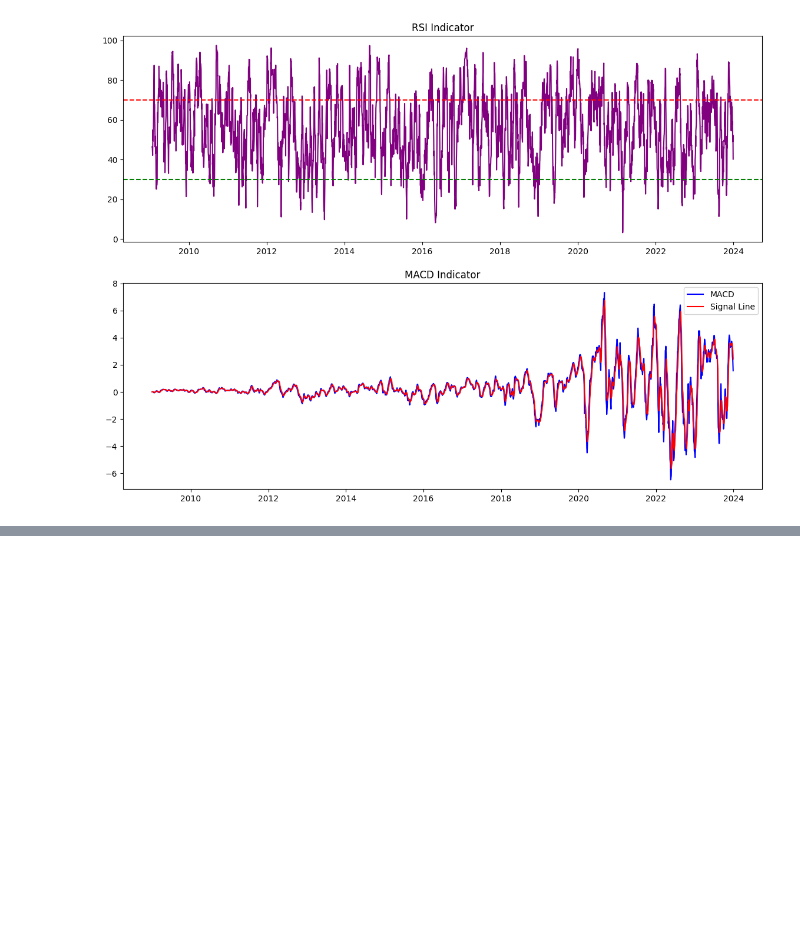
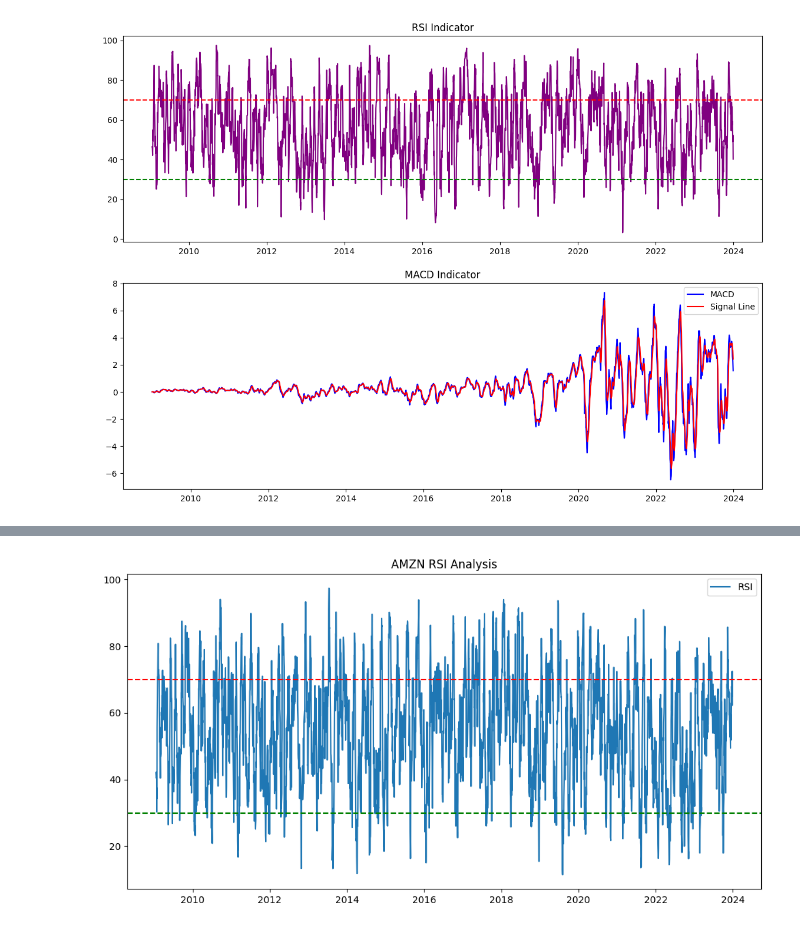
Before and after one commit to hawaebrahimhamid-png/news-sentiment-analysis, a Jupyter notebook: notebooks/task2_stock_analysis.ipynb, the cells around one changed output, grey strips where cells are left out. Saved outputs shown, nothing was run; the diff lists cells and outputs as text; code cells hidden in the pictures; blank space fills up the shorter version.

```diff
--- a/notebooks/task2_stock_analysis.ipynb
+++ b/notebooks/task2_stock_analysis.ipynb
@@ -282,0 +362,20 @@ plt.show()
+# %%
+delta = df_amzn['Close'].diff()
+
+gain = (delta.where(delta > 0, 0)).rolling(window=14).mean()
+loss = (-delta.where(delta < 0, 0)).rolling(window=14).mean()
+
+rs = gain / loss
+df_amzn['RSI'] = 100 - (100 / (1 + rs))
+# %%
+plt.figure(figsize=(12,6))
+plt.plot(df_amzn['Date'], df_amzn['RSI'], label='RSI')
+
+plt.axhline(70, color='red', linestyle='--')
+plt.axhline(30, color='green', linestyle='--')
+
+plt.title("AMZN RSI Analysis")
+plt.legend()
+plt.show()
+# %% [output]
+[figure, added]
```
Also changed, not shown: parts of 25 cells of this notebook.
